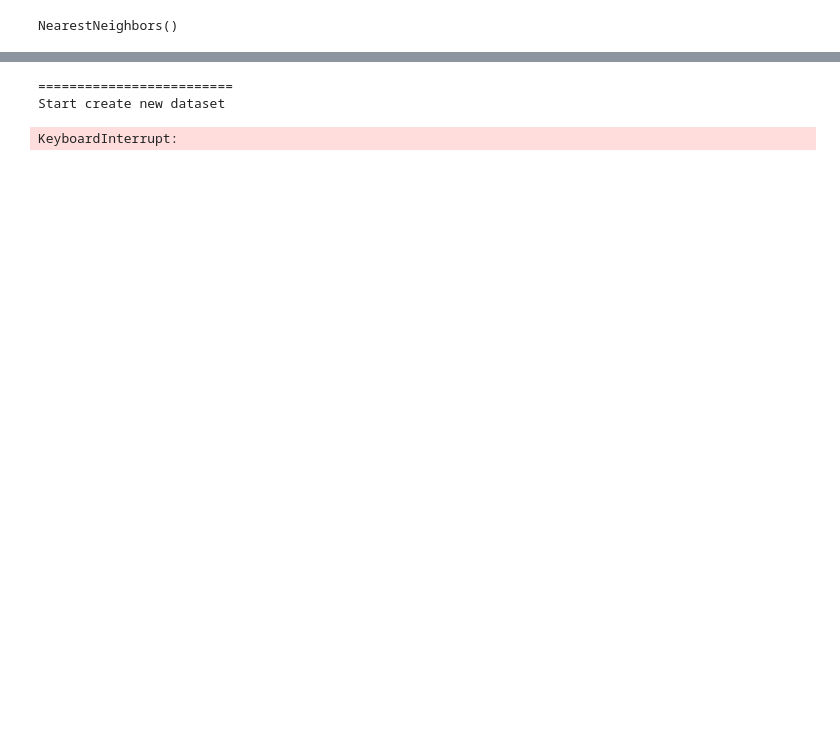
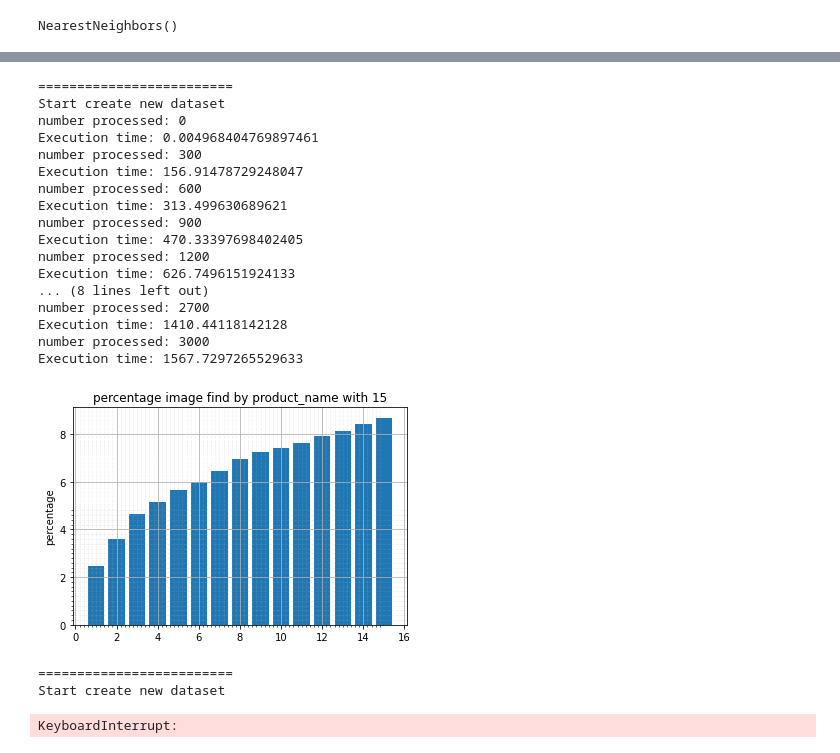
Before and after one commit to HubHetic/Open-Food-Fact, a Jupyter notebook: notebook/test.ipynb, the cells around one changed output, grey strips where cells are left out. Cells and saved outputs as stored; diff of their text form; code cells hidden in the pictures; blank space fills up the shorter version.

```diff
--- a/notebook/test.ipynb
+++ b/notebook/test.ipynb
@@ -54,0 +135,21 @@ ValueError: Input 0 is incompatible with layer model: expected shape=(None, 300,
+# %%
+performance_test_cnn(nb_pictures_test=15, verbose=True, size=(300,300))
+# %% [output]
+=========================
+Start create new dataset
+number processed: 0
+Execution time: 0.004968404769897461
+number processed: 300
+Execution time: 156.91478729248047
+number processed: 600
+Execution time: 313.499630689621
+number processed: 900
+Execution time: 470.33397698402405
+number processed: 1200
+Execution time: 626.7496151924133
+... (8 lines left out)
+number processed: 2700
+Execution time: 1410.44118142128
+number processed: 3000
+Execution time: 1567.7297265529633
+[figure, added]
```
Also changed, not shown: parts of 38 cells of this notebook, 3 other files.
